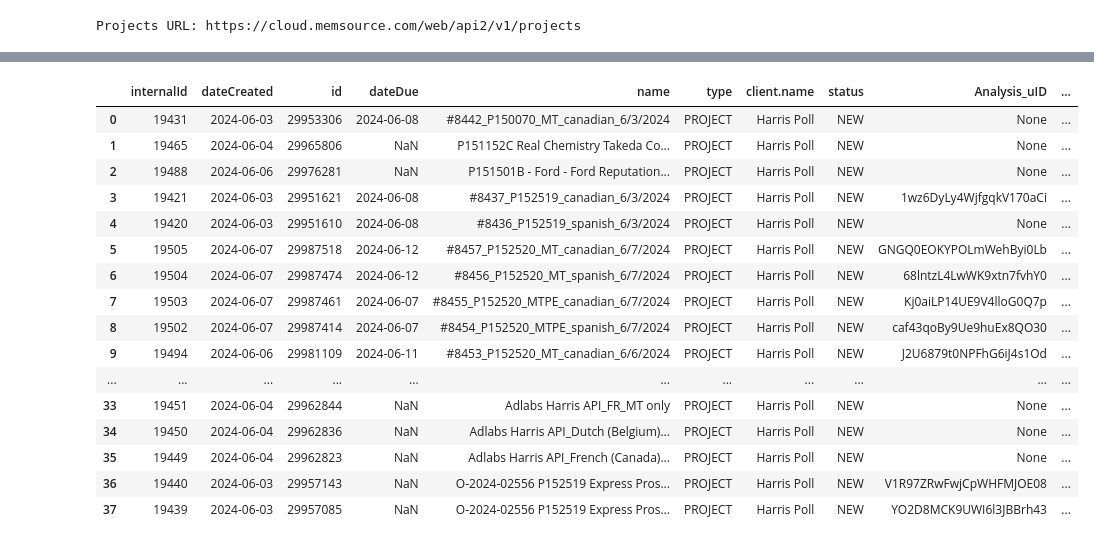
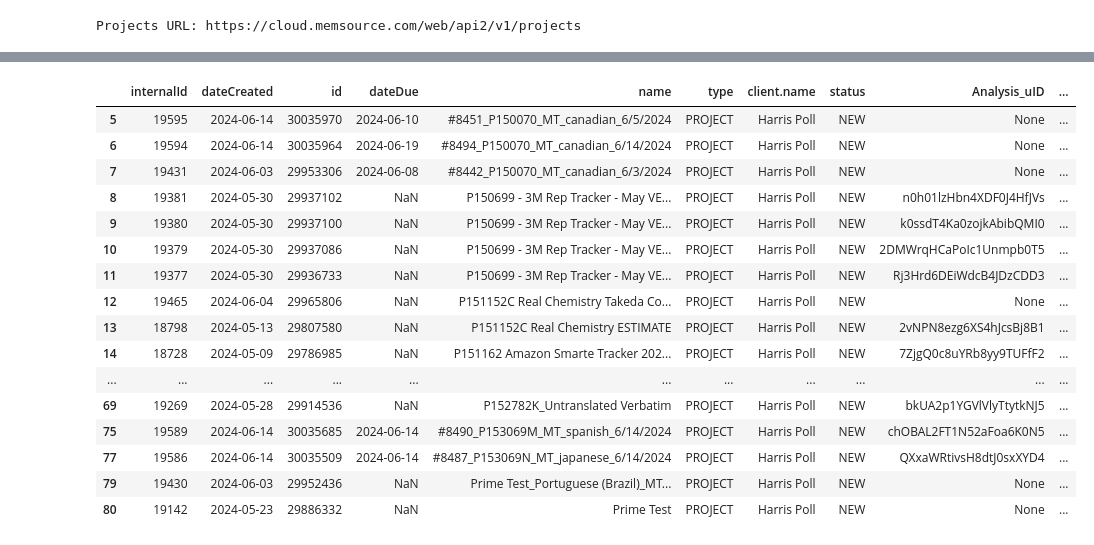
Before and after one commit to Locaria/IMR_Verbatim_automation, a Jupyter notebook: playground3.ipynb, the cells around one changed output, grey strips where cells are left out. Cells and saved outputs as stored; diff of their text form; code cells hidden in the pictures.

```diff
--- a/playground3.ipynb
+++ b/playground3.ipynb
@@ -138,7 +138,7 @@ df = df[columns_of_interest]
 # Filtrar projetos com dateCreated no ano de 2024
 df['dateCreated'] = pd.to_datetime(df['dateCreated']).dt.tz_localize(None)
 df['dateCreated'] = pd.to_datetime(df['dateCreated'])
-df = df[df['dateCreated'] >= pd.Timestamp('2024-06-01')]
+df = df[df['dateCreated'] >= pd.Timestamp('2024-05-01')]
 
 #Converter as colunas de data para o formato YYYY-MM-DD
 df['dateCreated'] = pd.to_datetime(df['dateCreated']).dt.strftime('%Y-%m-%d')
@@ -310,32 +272,43 @@ df
 # %%
 # Adiciona uma coluna auxiliar para ordenação
 df['Order_Helper'] = df['Project_Order'].apply(lambda x: 0 if x == 'Master Project' else 1)
 
-# Ordena o DataFrame pelos valores de 'ProjectID' e 'Order_Helper'
-df = df.sort_values(by=['ProjectID', 'Order_Helper'])
+# Ordena o DataFrame pelos valores de 'ProjectID', 'Order_Helper', 'Project_Type' e 'Language'
+df = df.sort_values(by=['ProjectID', 'Order_Helper', 'Project_Type', 'Language'])
 
 # Remove a coluna auxiliar após a ordenação
 df = df.drop(columns=['Order_Helper'])
 
 # Reseta os índices do DataFrame após a ordenação
 df = df.reset_index(drop=True)
 
-df
+# Filtra o DataFrame para conter apenas as linhas onde 'Project_Order' é 'Master Project' ou 'Project_Type' é 'MTPE' ou 'MT'
+final_df = df[(df['Project_Order'] == 'Master Project') | (df['Project_Type'].isin(['MTPE', 'MT']))]
+
+# Remove valores nulos em 'ProjectID' e garante que 'ProjectID' é do tipo string
+final_df = final_df.dropna(subset=['ProjectID'])
+final_df['ProjectID'] = final_df['ProjectID'].astype(str)
+
+# Adiciona o filtro para que 'ProjectID' comece com 'P'
+final_df = final_df[final_df['ProjectID'].str.startswith('P')]
+
+# Exibe o DataFrame final
+final_df
 # %% [output]
 |  | internalId | dateCreated | id | dateDue | name | type | client.name | status | Analysis_uID | ... |
-| 0 | 19431 | 2024-06-03 | 29953306 | 2024-06-08 | #8442_P150070_MT_canadian_6/3/2024 | PROJECT | Harris Poll | NEW | None | ... |
-| 1 | 19465 | 2024-06-04 | 29965806 | NaN | P151152C Real Chemistry Takeda Co... | PROJECT | Harris Poll | NEW | None | ... |
-| 2 | 19488 | 2024-06-06 | 29976281 | NaN | P151501B - Ford - Ford Reputation... | PROJECT | Harris Poll | NEW | None | ... |
-| 3 | 19421 | 2024-06-03 | 29951621 | 2024-06-08 | #8437_P152519_canadian_6/3/2024 | PROJECT | Harris Poll | NEW | 1wz6DyLy4WjfgqkV170aCi | ... |
-| 4 | 19420 | 2024-06-03 | 29951610 | 2024-06-08 | #8436_P152519_spanish_6/3/2024 | PROJECT | Harris Poll | NEW | None | ... |
-| 5 | 19505 | 2024-06-07 | 29987518 | 2024-06-12 | #8457_P152520_MT_canadian_6/7/2024 | PROJECT | Harris Poll | NEW | GNGQ0EOKYPOLmWehByi0Lb | ... |
-| 6 | 19504 | 2024-06-07 | 29987474 | 2024-06-12 | #8456_P152520_MT_spanish_6/7/2024 | PROJECT | Harris Poll | NEW | 68lntzL4LwWK9xtn7fvhY0 | ... |
-| 7 | 19503 | 2024-06-07 | 29987461 | 2024-06-07 | #8455_P152520_MTPE_canadian_6/7/2024 | PROJECT | Harris Poll | NEW | Kj0aiLP14UE9V4lloG0Q7p | ... |
-| 8 | 19502 | 2024-06-07 | 29987414 | 2024-06-07 | #8454_P152520_MTPE_spanish_6/7/2024 | PROJECT | Harris Poll | NEW | caf43qoBy9Ue9huEx8QO30 | ... |
-| 9 | 19494 | 2024-06-06 | 29981109 | 2024-06-11 | #8453_P152520_MT_canadian_6/6/2024 | PROJECT | Harris Poll | NEW | J2U6879t0NPFhG6iJ4s1Od | ... |
+| 5 | 19595 | 2024-06-14 | 30035970 | 2024-06-10 | #8451_P150070_MT_canadian_6/5/2024 | PROJECT | Harris Poll | NEW | None | ... |
+| 6 | 19594 | 2024-06-14 | 30035964 | 2024-06-19 | #8494_P150070_MT_canadian_6/14/2024 | PROJECT | Harris Poll | NEW | None | ... |
+| 7 | 19431 | 2024-06-03 | 29953306 | 2024-06-08 | #8442_P150070_MT_canadian_6/3/2024 | PROJECT | Harris Poll | NEW | None | ... |
+| 8 | 19381 | 2024-05-30 | 29937102 | NaN | P150699 - 3M Rep Tracker - May VE... | PROJECT | Harris Poll | NEW | n0h01lzHbn4XDF0J4HfJVs | ... |
+| 9 | 19380 | 2024-05-30 | 29937100 | NaN | P150699 - 3M Rep Tracker - May VE... | PROJECT | Harris Poll | NEW | k0ssdT4Ka0zojkAbibQMI0 | ... |
+| 10 | 19379 | 2024-05-30 | 29937086 | NaN | P150699 - 3M Rep Tracker - May VE... | PROJECT | Harris Poll | NEW | 2DMWrqHCaPoIc1Unmpb0T5 | ... |
+| 11 | 19377 | 2024-05-30 | 29936733 | NaN | P150699 - 3M Rep Tracker - May VE... | PROJECT | Harris Poll | NEW | Rj3Hrd6DEiWdcB4JDzCDD3 | ... |
+| 12 | 19465 | 2024-06-04 | 29965806 | NaN | P151152C Real Chemistry Takeda Co... | PROJECT | Harris Poll | NEW | None | ... |
+| 13 | 18798 | 2024-05-13 | 29807580 | NaN | P151152C Real Chemistry ESTIMATE | PROJECT | Harris Poll | NEW | 2vNPN8ezg6XS4hJcsBj8B1 | ... |
+| 14 | 18728 | 2024-05-09 | 29786985 | NaN | P151162 Amazon Smarte Tracker 202... | PROJECT | Harris Poll | NEW | 7ZjgQ0c8uYRb8yy9TUFfF2 | ... |
 | ... | ... | ... | ... | ... | ... | ... | ... | ... | ... | ... |
-| 33 | 19451 | 2024-06-04 | 29962844 | NaN | Adlabs Harris API_FR_MT only | PROJECT | Harris Poll | NEW | None | ... |
-| 34 | 19450 | 2024-06-04 | 29962836 | NaN | Adlabs Harris API_Dutch (Belgium)... | PROJECT | Harris Poll | NEW | None | ... |
-| 35 | 19449 | 2024-06-04 | 29962823 | NaN | Adlabs Harris API_French (Canada)... | PROJECT | Harris Poll | NEW | None | ... |
-| 36 | 19440 | 2024-06-03 | 29957143 | NaN | O-2024-02556 P152519 Express Pros... | PROJECT | Harris Poll | NEW | V1R97ZRwFwjCpWHFMJOE08 | ... |
-| 37 | 19439 | 2024-06-03 | 29957085 | NaN | O-2024-02556 P152519 Express Pros... | PROJECT | Harris Poll | NEW | YO2D8MCK9UWI6l3JBBrh43 | ... |
+| 69 | 19269 | 2024-05-28 | 29914536 | NaN | P152782K_Untranslated Verbatim | PROJECT | Harris Poll | NEW | bkUA2p1YGVlVlyTtytkNJ5 | ... |
+| 75 | 19589 | 2024-06-14 | 30035685 | 2024-06-14 | #8490_P153069M_MT_spanish_6/14/2024 | PROJECT | Harris Poll | NEW | chOBAL2FT1N52aFoa6K0N5 | ... |
+| 77 | 19586 | 2024-06-14 | 30035509 | 2024-06-14 | #8487_P153069N_MT_japanese_6/14/2024 | PROJECT | Harris Poll | NEW | QXxaWRtivsH8dtJ0sxXYD4 | ... |
+| 79 | 19430 | 2024-06-03 | 29952436 | NaN | Prime Test_Portuguese (Brazil)_MT... | PROJECT | Harris Poll | NEW | None | ... |
+| 80 | 19142 | 2024-05-23 | 29886332 | NaN | Prime Test | PROJECT | Harris Poll | NEW | None | ... |
```
Also changed, not shown: parts of 13 cells of this notebook.
